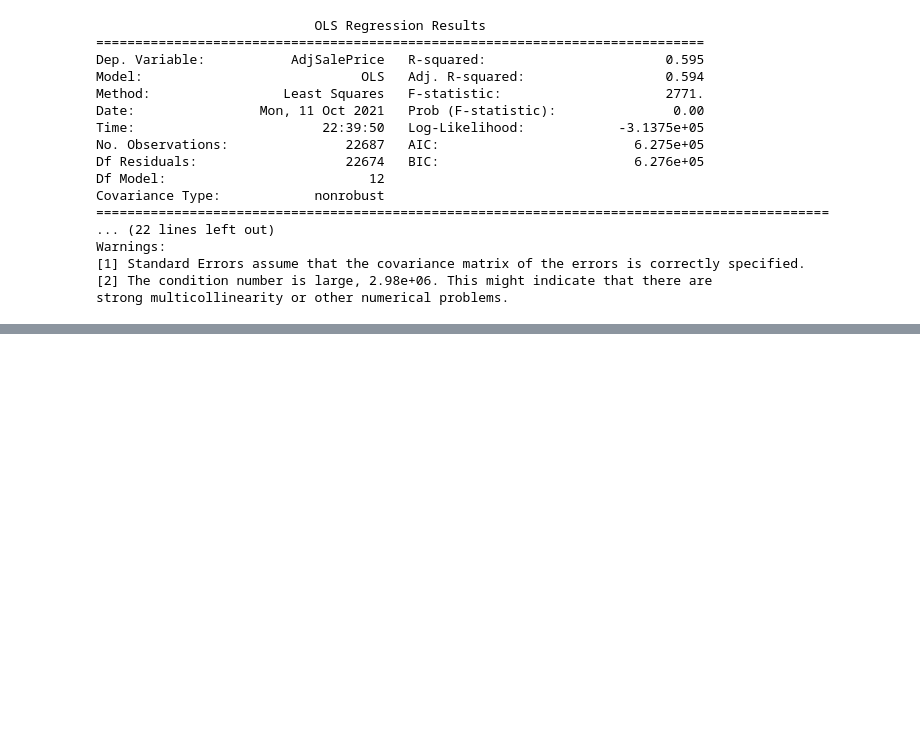
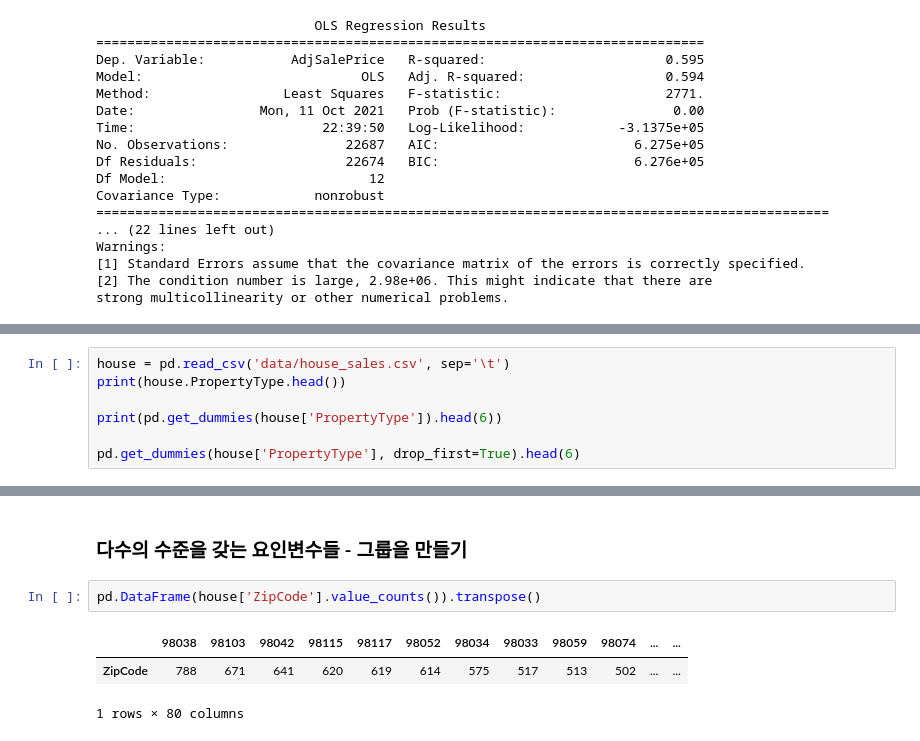
Before and after one commit to for-Statistics/Basic_statistic, a Jupyter notebook: 이화정/Chapter_04_code.ipynb, the cells around one changed output, grey strips where cells are left out. Saved outputs shown, nothing was run; the diff lists cells and outputs as text; blank space fills up the shorter version.

```diff
--- a/이화정/Chapter_04_code.ipynb
+++ b/이화정/Chapter_04_code.ipynb
@@ -220,0 +302,7 @@ strong multicollinearity or other numerical problems.
+# %%
+house = pd.read_csv('data/house_sales.csv', sep='\t')
+print(house.PropertyType.head())
+
+print(pd.get_dummies(house['PropertyType']).head(6))
+
+pd.get_dummies(house['PropertyType'], drop_first=True).head(6)
@@ -220,0 +339,8 @@ strong multicollinearity or other numerical problems.
+# %% [markdown]
+### 다수의 수준을 갖는 요인변수들 - 그룹을 만들기
+# %%
+pd.DataFrame(house['ZipCode'].value_counts()).transpose()
+# %% [output]
+|  | 98038 | 98103 | 98042 | 98115 | 98117 | 98052 | 98034 | 98033 | 98059 | 98074 | ... | ... |
+| ZipCode | 788 | 671 | 641 | 620 | 619 | 614 | 575 | 517 | 513 | 502 | ... | ... |
+1 rows × 80 columns
```
Also changed, not shown: parts of 13 cells of this notebook.
